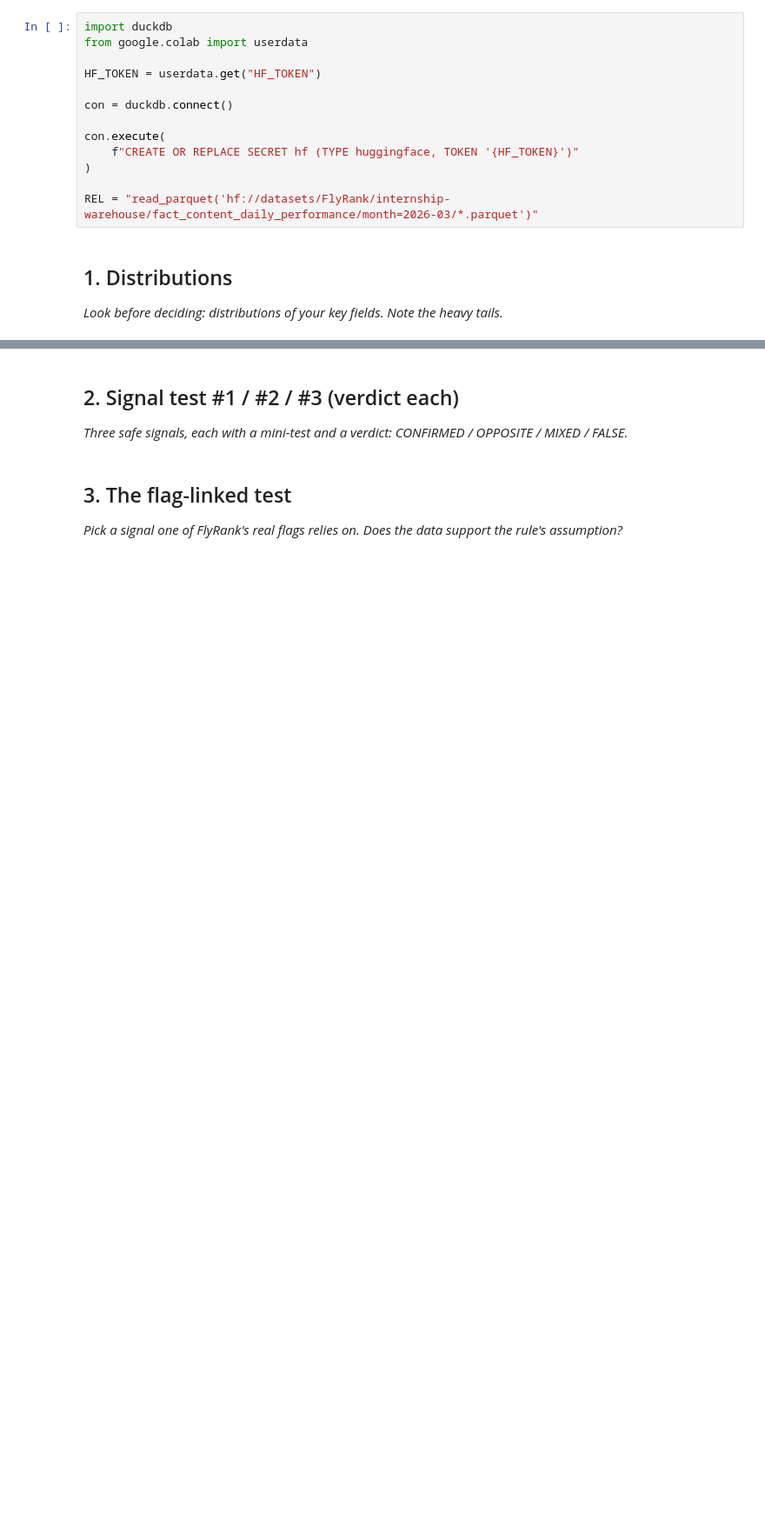
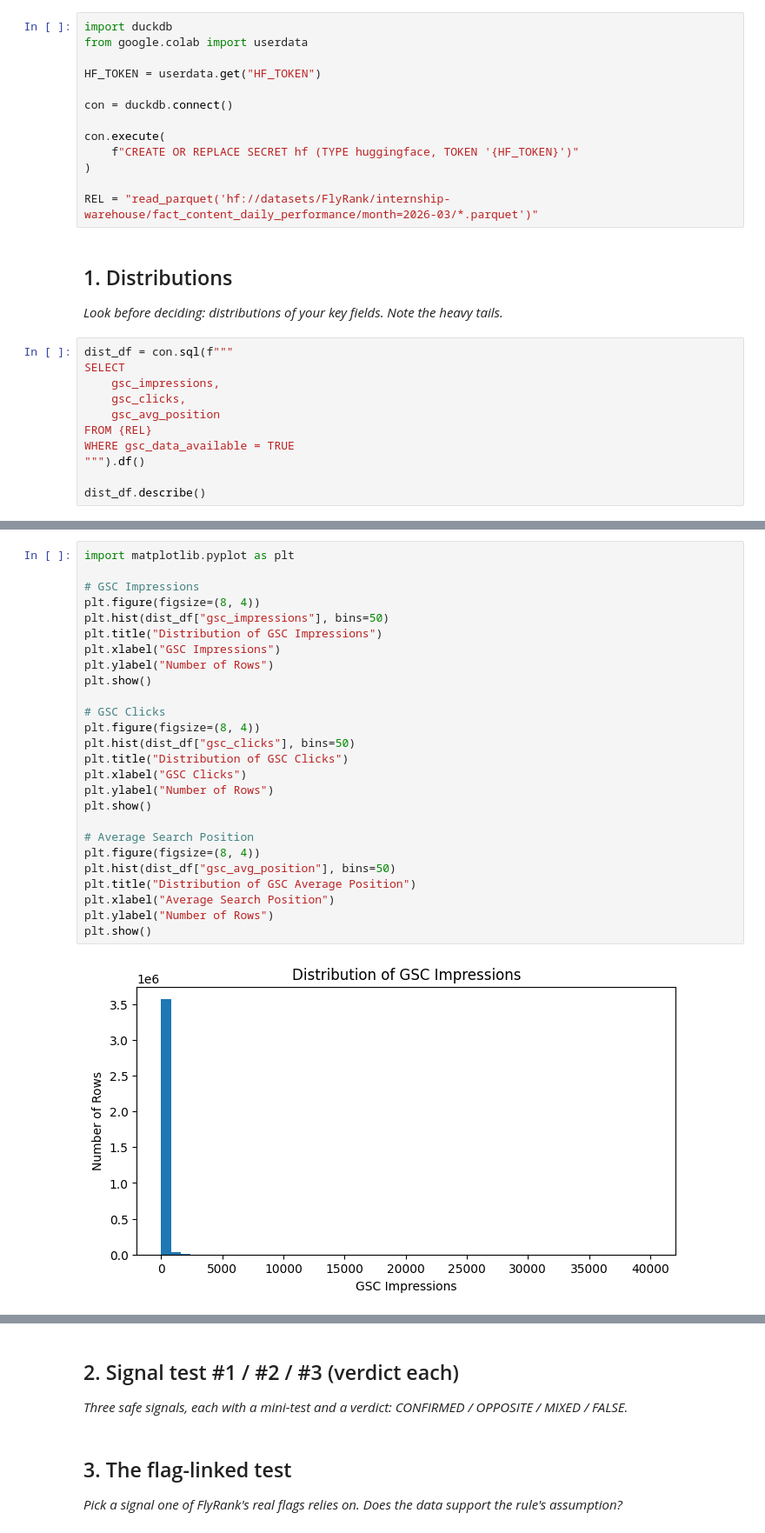
Before and after one commit to MukibHossain/ml-internship-starter, a Jupyter notebook: work/notebooks/w04_signal_audit.ipynb, the cells around one changed output, grey strips where cells are left out. Shown at 87% size. Cells and saved outputs as stored; diff of their text form; blank space fills up the shorter version.

```diff
--- a/work/notebooks/w04_signal_audit.ipynb
+++ b/work/notebooks/w04_signal_audit.ipynb
@@ -23,3 +23,14 @@ REL = "read_parquet('hf://datasets/FlyRank/internship-warehouse/fact_content_dai
 ## 1. Distributions
 
 *Look before deciding: distributions of your key fields. Note the heavy tails.*
+# %%
+dist_df = con.sql(f"""
+SELECT
+    gsc_impressions,
+    gsc_clicks,
+    gsc_avg_position
+FROM {REL}
+WHERE gsc_data_available = TRUE
+""").df()
+
+dist_df.describe()
@@ -25,0 +47,28 @@ REL = "read_parquet('hf://datasets/FlyRank/internship-warehouse/fact_content_dai
+# %%
+import matplotlib.pyplot as plt
+
+# GSC Impressions
+plt.figure(figsize=(8, 4))
+plt.hist(dist_df["gsc_impressions"], bins=50)
+plt.title("Distribution of GSC Impressions")
+plt.xlabel("GSC Impressions")
+plt.ylabel("Number of Rows")
+plt.show()
+
+# GSC Clicks
+plt.figure(figsize=(8, 4))
+plt.hist(dist_df["gsc_clicks"], bins=50)
+plt.title("Distribution of GSC Clicks")
+plt.xlabel("GSC Clicks")
+plt.ylabel("Number of Rows")
+plt.show()
+
+# Average Search Position
+plt.figure(figsize=(8, 4))
+plt.hist(dist_df["gsc_avg_position"], bins=50)
+plt.title("Distribution of GSC Average Position")
+plt.xlabel("Average Search Position")
+plt.ylabel("Number of Rows")
+plt.show()
+# %% [output]
+[figure, added]
```
Also changed, not shown: parts of 3 cells of this notebook.
